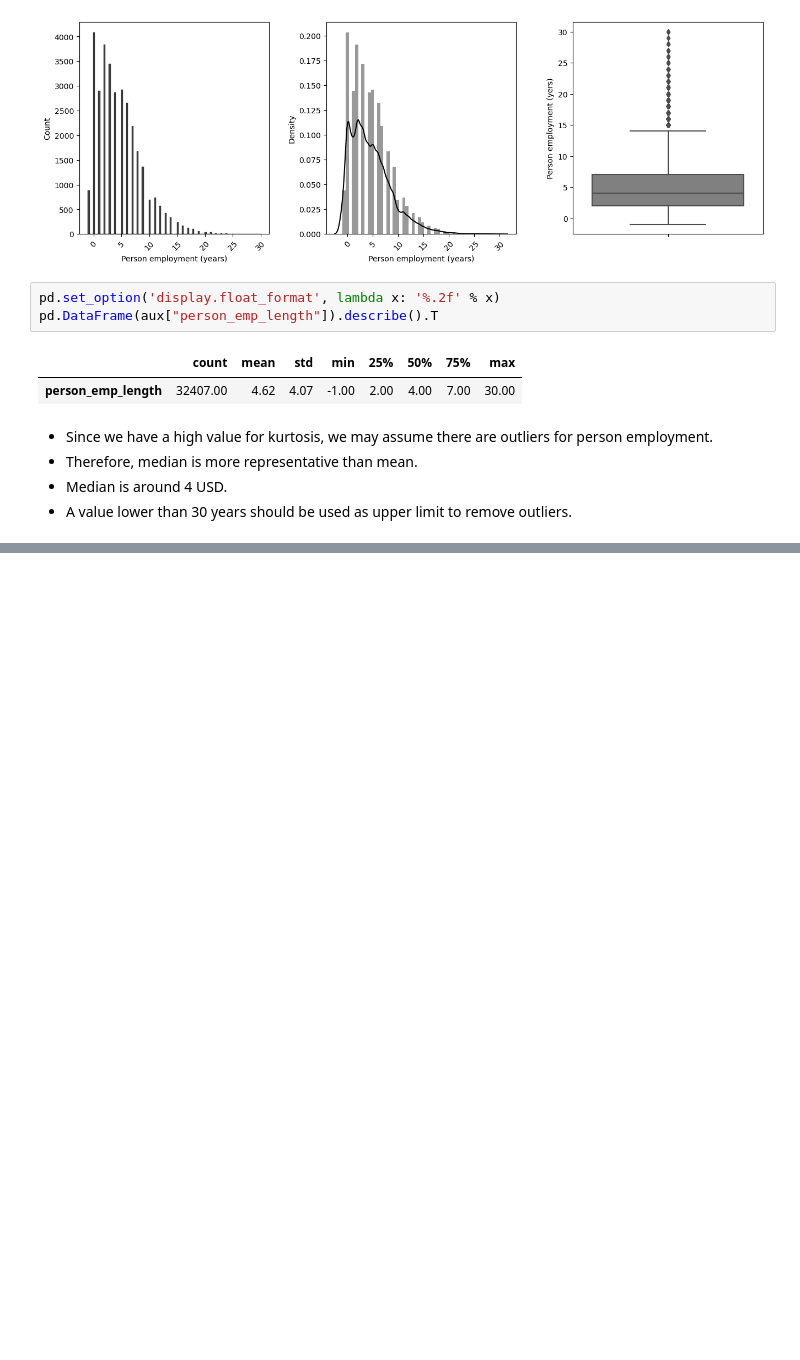
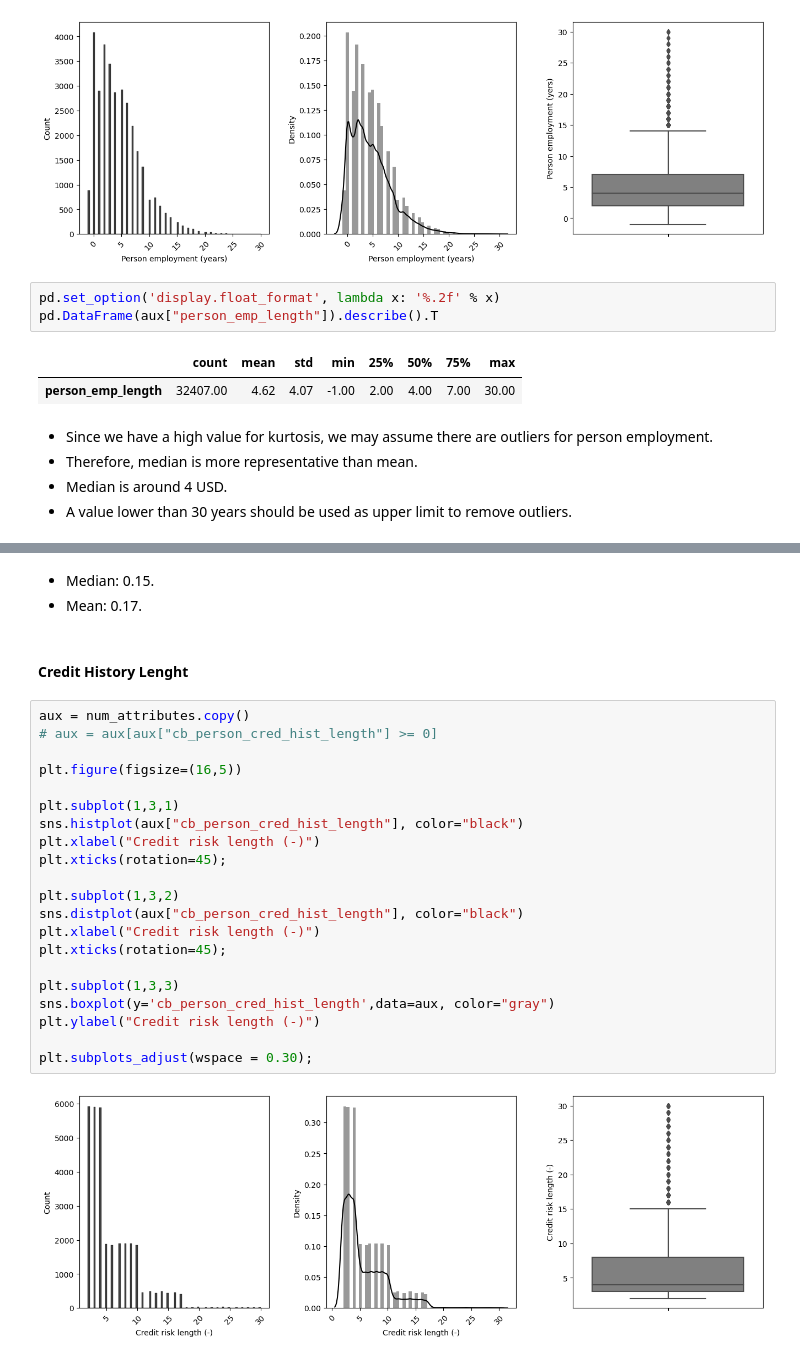
Before and after one commit to lucasquemelli/credit_risk_assessment, a Jupyter notebook: credit_risk_assessment.ipynb, the cells around one changed output, grey strips where cells are left out. Cells and saved outputs as stored; diff of their text form; blank space fills up the shorter version.

```diff
--- a/credit_risk_assessment.ipynb
+++ b/credit_risk_assessment.ipynb
@@ -413,0 +513,28 @@ pd.DataFrame(aux["person_emp_length"]).describe().T
+# %% [markdown]
+- Median: 0.15.
+- Mean: 0.17.
+# %% [markdown]
+#### Credit History Lenght
+# %%
+aux = num_attributes.copy()
+# aux = aux[aux["cb_person_cred_hist_length"] >= 0]
+
+plt.figure(figsize=(16,5))
+
+plt.subplot(1,3,1)
+sns.histplot(aux["cb_person_cred_hist_length"], color="black")
+plt.xlabel("Credit risk length (-)")
+plt.xticks(rotation=45);
+
+plt.subplot(1,3,2)
+sns.distplot(aux["cb_person_cred_hist_length"], color="black")
+plt.xlabel("Credit risk length (-)")
+plt.xticks(rotation=45);
+
+plt.subplot(1,3,3)
+sns.boxplot(y='cb_person_cred_hist_length',data=aux, color="gray")
+plt.ylabel("Credit risk length (-)")
+
+plt.subplots_adjust(wspace = 0.30);
+# %% [output]
+[figure, added]
```
Also changed, not shown: parts of 132 cells of this notebook.
